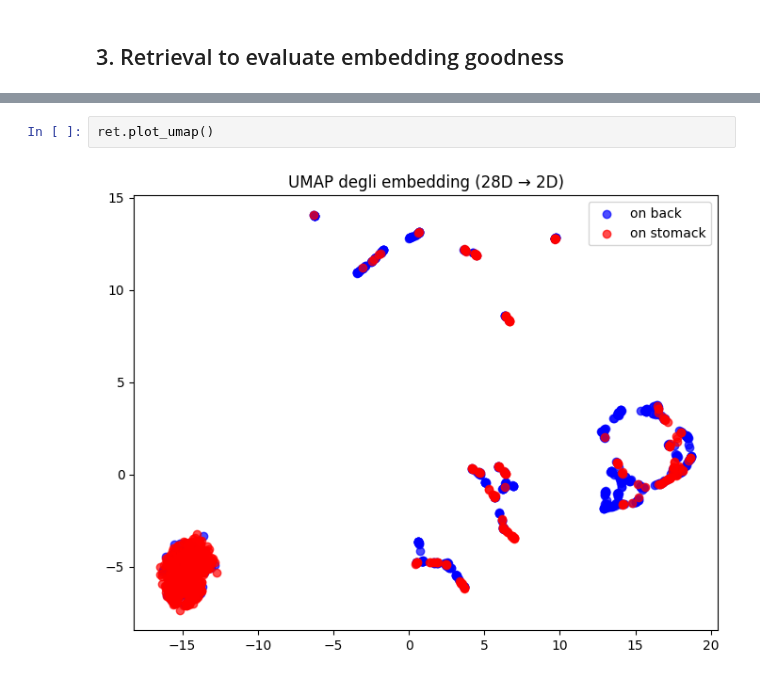
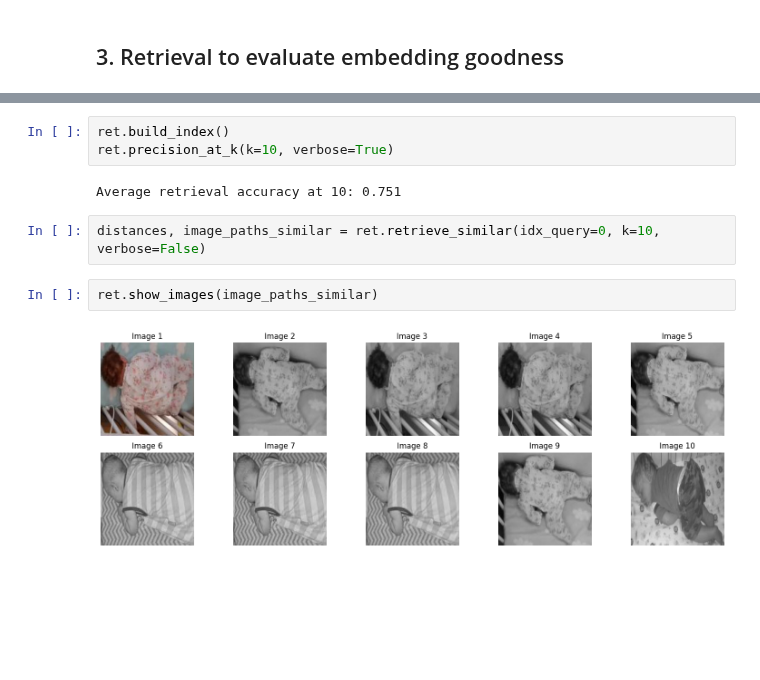
Before and after one commit to Lori-in-the-clouds/SIDS_revelation_project, a Jupyter notebook: pipeline/pipeline.ipynb, the cells around one changed output, grey strips where cells are left out. Drawn from its saved outputs; the diff is of its cells as text; blank space fills up the shorter version.

```diff
--- a/pipeline/pipeline.ipynb
+++ b/pipeline/pipeline.ipynb
@@ -275,4 +330,11 @@ ret.plot_tsne()
-# %%
-ret.plot_umap()
-# %% [output]
-[figure, removed]
+# %%
+ret.build_index()
+ret.precision_at_k(k=10, verbose=True)
+# %% [output]
+Average retrieval accuracy at 10: 0.751
+# %%
+distances, image_paths_similar = ret.retrieve_similar(idx_query=0, k=10, verbose=False)
+# %%
+ret.show_images(image_paths_similar)
+# %% [output]
+[figure, added]
```
Also changed, not shown: parts of 25 cells of this notebook, 3 other files.
